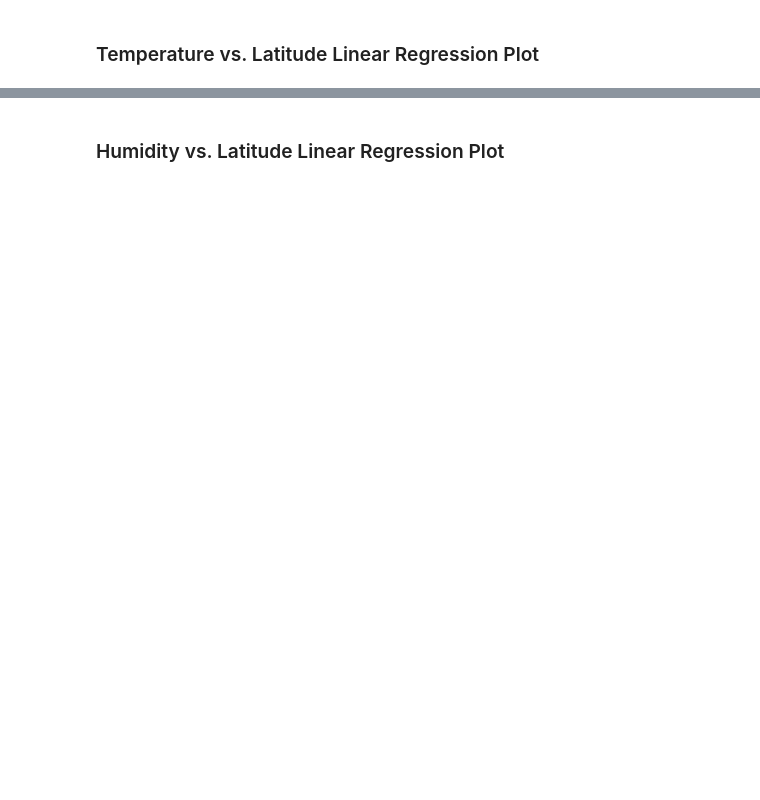
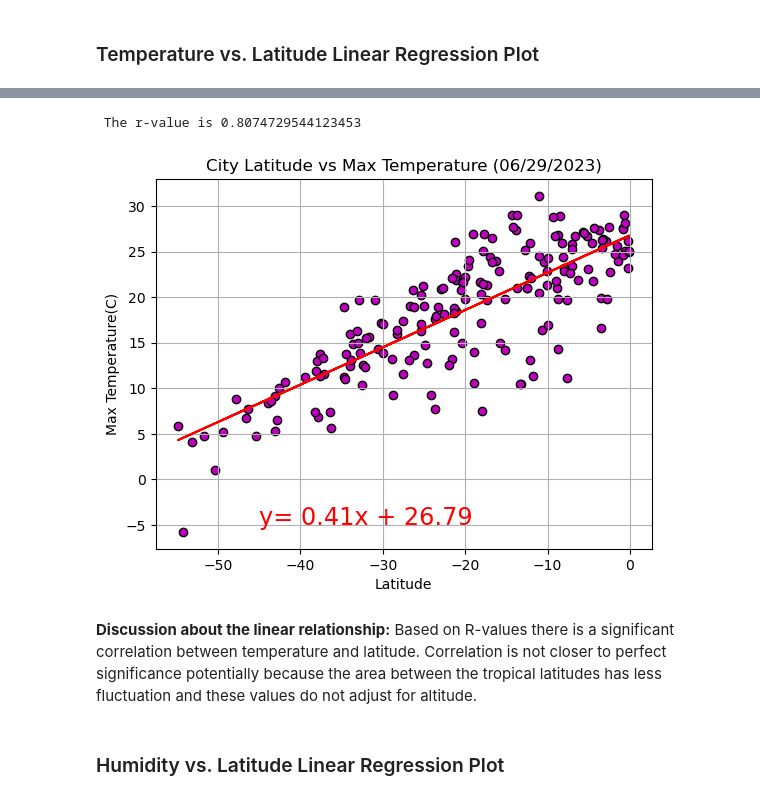
Before and after one commit to Freemark0211/World_Weather_Analysis, a Jupyter notebook: WeatherPy/WeatherPy.ipynb, the cells around one changed output, grey strips where cells are left out. Drawn from its saved outputs; the diff is of its cells as text; code cells hidden in the pictures; blank space fills up the shorter version.

```diff
--- a/WeatherPy/WeatherPy.ipynb
+++ b/WeatherPy/WeatherPy.ipynb
@@ -372,2 +377,39 @@ The r-value is: 0.4121057168607245
+# %%
+# Linear regression on Southern Hemisphere
+x = southern_hemi_df['Lat']
+y = southern_hemi_df['Max Temp']
+lreg = linregression(x,y)
+r = lreg.rvalue
+rsq = r**2
+int = round(lreg.intercept, 2)
+slope = round(lreg.slope, 2)
+line_eq = f"y= {slope}x + {int}"
+
+plt.scatter(x,y, color = 'm',edgecolors = 'k')
+
+# Incorporate the other graph properties
+plt.ylabel('Max Temperature(C)')
+plt.xlabel("Latitude")
+plt.title('City Latitude vs Max Temperature (06/29/2023)')
+plt.grid()
+
+# plot linear regression line
+plt.plot(x, int + slope*x, 'r')
+
+# place linear reg equation on plot
+plt.text(-45,-5, line_eq, size='xx-large', color = 'r')
+
+
+# Save the figure
+plt.savefig("output_data/FigB.png")
+
+# Show plot
+print(f" The r-value is {r}")
+plt.show()
+# %% [output]
+ The r-value is 0.8074729544123453
+[figure, added]
+# %% [markdown]
+**Discussion about the linear relationship:** Based on R-values there is a significant correlation between temperature and latitude. Correlation is not closer to perfect significance potentially because the area between the tropical latitudes has less fluctuation and these values do not adjust for altitude.
 # %% [markdown]
 ### Humidity vs. Latitude Linear Regression Plot
```
Also changed, not shown: parts of 34 cells of this notebook, 13 other files.
